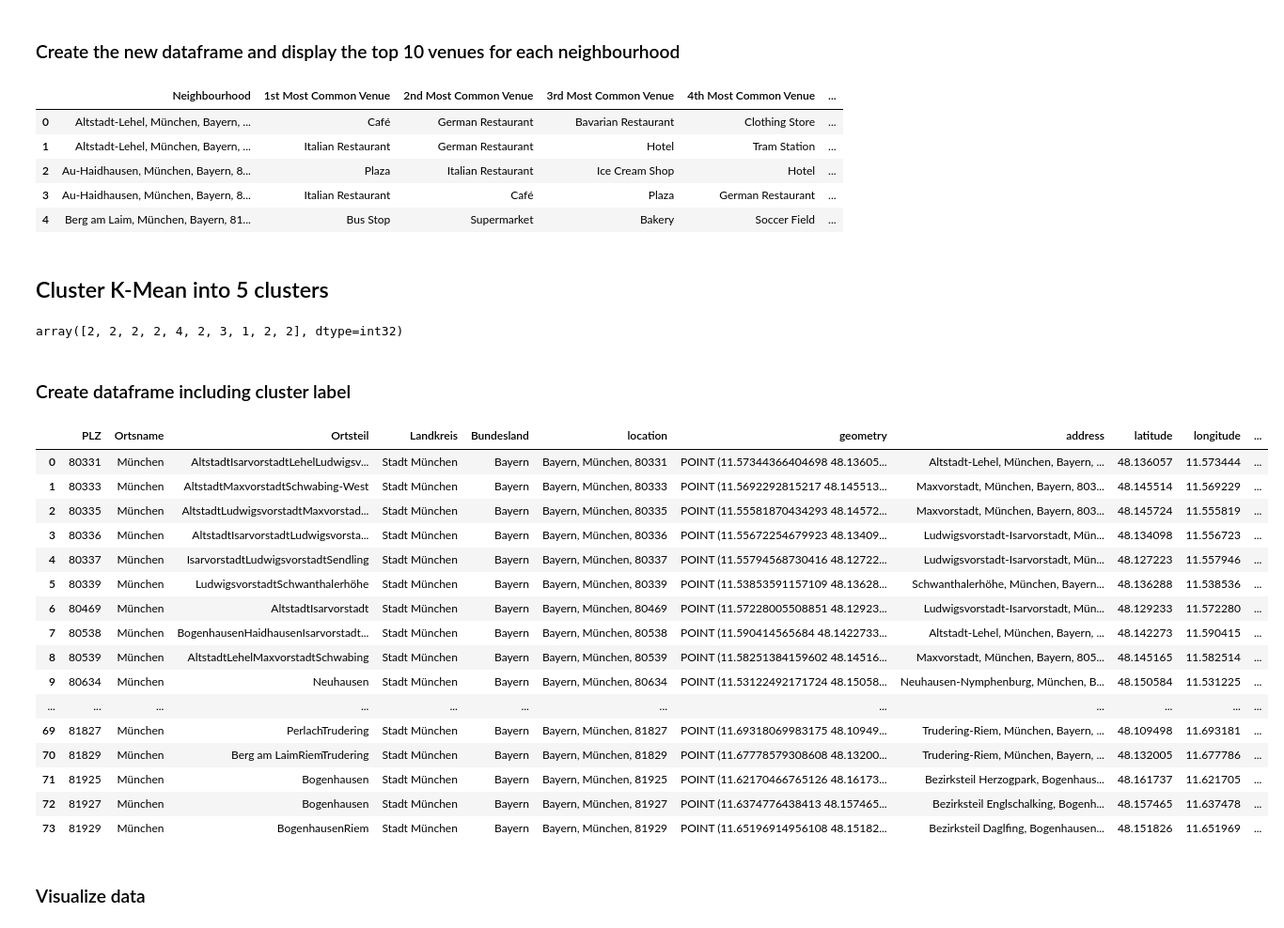
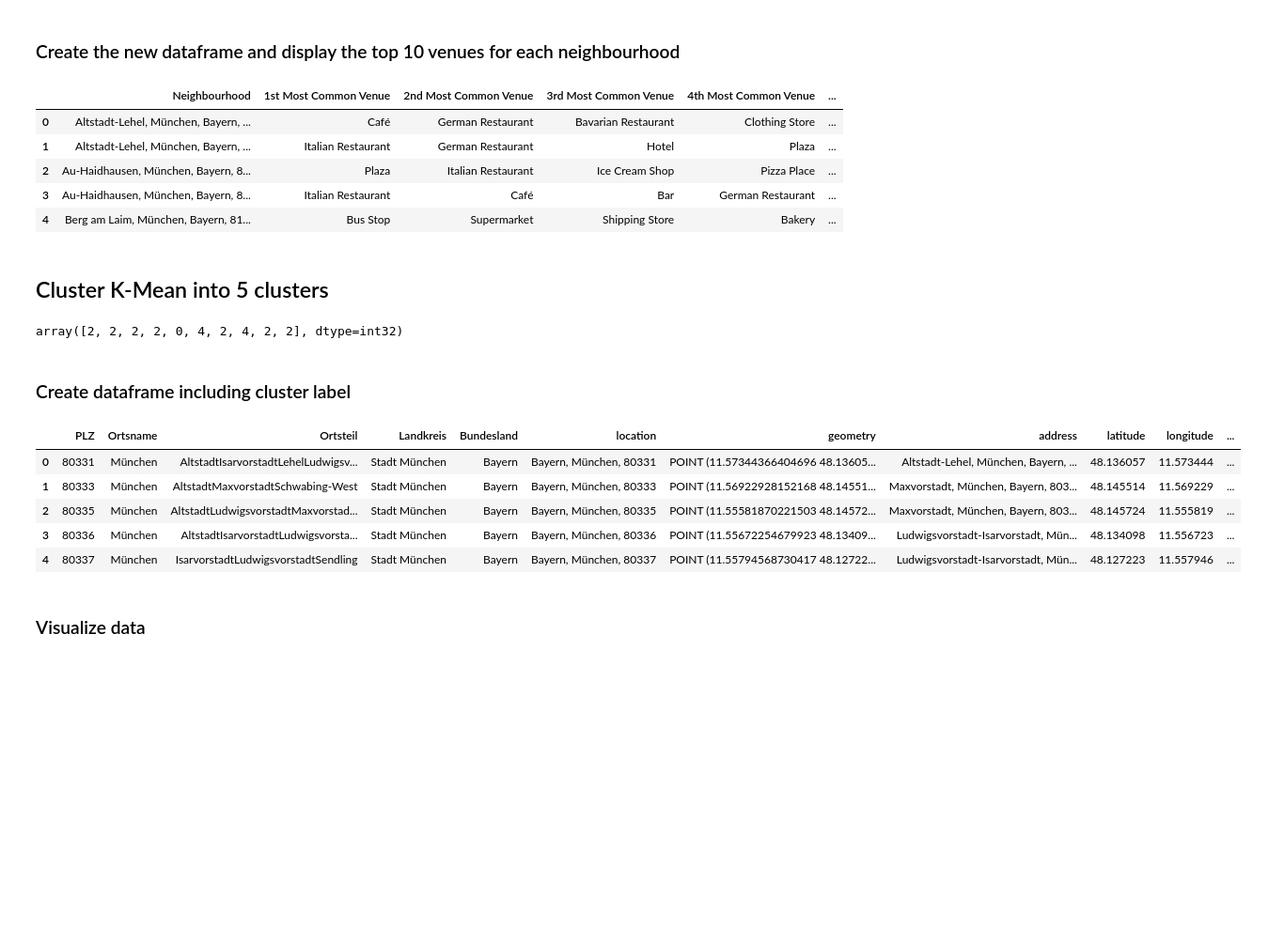
Before and after one commit to theompm/Coursera_Capstone, a Jupyter notebook: capstone_project.ipynb, the cells around one changed output. Shown: that part at 94% size. Saved outputs shown, nothing was run; the diff lists cells and outputs as text; code cells hidden in the pictures; blank space fills up the shorter version.

```diff
--- a/capstone_project.ipynb
+++ b/capstone_project.ipynb
@@ -153,0 +163,3 @@ df_merge
+# %%
+df_merge = pd.read_csv('data/munich.csv')
+df_merge.dtypes
@@ -407,10 +431,10 @@ neighbourhoods_venues_sorted.head()
 # %% [output]
 |  | Neighbourhood | 1st Most Common Venue | 2nd Most Common Venue | 3rd Most Common Venue | 4th Most Common Venue | ... |
 | 0 | Altstadt-Lehel, München, Bayern, ... | Café | German Restaurant | Bavarian Restaurant | Clothing Store | ... |
-| 1 | Altstadt-Lehel, München, Bayern, ... | Italian Restaurant | German Restaurant | Hotel | Tram Station | ... |
-| 2 | Au-Haidhausen, München, Bayern, 8... | Plaza | Italian Restaurant | Ice Cream Shop | Hotel | ... |
-| 3 | Au-Haidhausen, München, Bayern, 8... | Italian Restaurant | Café | Plaza | German Restaurant | ... |
-| 4 | Berg am Laim, München, Bayern, 81... | Bus Stop | Supermarket | Bakery | Soccer Field | ... |
+| 1 | Altstadt-Lehel, München, Bayern, ... | Italian Restaurant | German Restaurant | Hotel | Plaza | ... |
+| 2 | Au-Haidhausen, München, Bayern, 8... | Plaza | Italian Restaurant | Ice Cream Shop | Pizza Place | ... |
+| 3 | Au-Haidhausen, München, Bayern, 8... | Italian Restaurant | Café | Bar | German Restaurant | ... |
+| 4 | Berg am Laim, München, Bayern, 81... | Bus Stop | Supermarket | Shipping Store | Bakery | ... |
 # %% [markdown]
 ## Cluster K-Mean into 5 clusters
 # %%
@@ -425,7 +449,7 @@ kmeans = KMeans(n_clusters=kclusters, random_state=0).fit(munich_grouped_cluster
 # check cluster labels generated for each row in the dataframe
 kmeans.labels_[0:10]
 # %% [output]
-array([2, 2, 2, 2, 4, 2, 3, 1, 2, 2], dtype=int32)
+array([2, 2, 2, 2, 0, 4, 2, 4, 2, 2], dtype=int32)
 # %% [markdown]
 ### Create dataframe including cluster label
 # %%
@@ -440,25 +464,14 @@ munich_merged = munich_merged.join(neighbourhoods_venues_sorted.set_index('Neigh
 munich_merged.dropna(inplace=True)
 munich_merged['Cluster Labels'] = munich_merged['Cluster Labels'].astype('int')
 # %%
-munich_merged.style
+munich_merged.head().style
 # %% [output]
 |  | PLZ | Ortsname | Ortsteil | Landkreis | Bundesland | location | geometry | address | latitude | longitude | ... |
-| 0 | 80331 | München | AltstadtIsarvorstadtLehelLudwigsv... | Stadt München | Bayern | Bayern, München, 80331 | POINT (11.57344366404698 48.13605... | Altstadt-Lehel, München, Bayern, ... | 48.136057 | 11.573444 | ... |
-| 1 | 80333 | München | AltstadtMaxvorstadtSchwabing-West | Stadt München | Bayern | Bayern, München, 80333 | POINT (11.5692292815217 48.145513... | Maxvorstadt, München, Bayern, 803... | 48.145514 | 11.569229 | ... |
-| 2 | 80335 | München | AltstadtLudwigsvorstadtMaxvorstad... | Stadt München | Bayern | Bayern, München, 80335 | POINT (11.55581870434293 48.14572... | Maxvorstadt, München, Bayern, 803... | 48.145724 | 11.555819 | ... |
+| 0 | 80331 | München | AltstadtIsarvorstadtLehelLudwigsv... | Stadt München | Bayern | Bayern, München, 80331 | POINT (11.57344366404696 48.13605... | Altstadt-Lehel, München, Bayern, ... | 48.136057 | 11.573444 | ... |
+| 1 | 80333 | München | AltstadtMaxvorstadtSchwabing-West | Stadt München | Bayern | Bayern, München, 80333 | POINT (11.56922928152168 48.14551... | Maxvorstadt, München, Bayern, 803... | 48.145514 | 11.569229 | ... |
+| 2 | 80335 | München | AltstadtLudwigsvorstadtMaxvorstad... | Stadt München | Bayern | Bayern, München, 80335 | POINT (11.55581870221503 48.14572... | Maxvorstadt, München, Bayern, 803... | 48.145724 | 11.555819 | ... |
 | 3 | 80336 | München | AltstadtIsarvorstadtLudwigsvorsta... | Stadt München | Bayern | Bayern, München, 80336 | POINT (11.55672254679923 48.13409... | Ludwigsvorstadt-Isarvorstadt, Mün... | 48.134098 | 11.556723 | ... |
-| 4 | 80337 | München | IsarvorstadtLudwigsvorstadtSendling | Stadt München | Bayern | Bayern, München, 80337 | POINT (11.55794568730416 48.12722... | Ludwigsvorstadt-Isarvorstadt, Mün... | 48.127223 | 11.557946 | ... |
-| 5 | 80339 | München | LudwigsvorstadtSchwanthalerhöhe | Stadt München | Bayern | Bayern, München, 80339 | POINT (11.53853591157109 48.13628... | Schwanthalerhöhe, München, Bayern... | 48.136288 | 11.538536 | ... |
-| 6 | 80469 | München | AltstadtIsarvorstadt | Stadt München | Bayern | Bayern, München, 80469 | POINT (11.57228005508851 48.12923... | Ludwigsvorstadt-Isarvorstadt, Mün... | 48.129233 | 11.572280 | ... |
-| 7 | 80538 | München | BogenhausenHaidhausenIsarvorstadt... | Stadt München | Bayern | Bayern, München, 80538 | POINT (11.590414565684 48.1422733... | Altstadt-Lehel, München, Bayern, ... | 48.142273 | 11.590415 | ... |
-| 8 | 80539 | München | AltstadtLehelMaxvorstadtSchwabing | Stadt München | Bayern | Bayern, München, 80539 | POINT (11.58251384159602 48.14516... | Maxvorstadt, München, Bayern, 805... | 48.145165 | 11.582514 | ... |
-| 9 | 80634 | München | Neuhausen | Stadt München | Bayern | Bayern, München, 80634 | POINT (11.53122492171724 48.15058... | Neuhausen-Nymphenburg, München, B... | 48.150584 | 11.531225 | ... |
-| ... | ... | ... | ... | ... | ... | ... | ... | ... | ... | ... | ... |
-| 69 | 81827 | München | PerlachTrudering | Stadt München | Bayern | Bayern, München, 81827 | POINT (11.69318069983175 48.10949... | Trudering-Riem, München, Bayern, ... | 48.109498 | 11.693181 | ... |
-| 70 | 81829 | München | Berg am LaimRiemTrudering | Stadt München | Bayern | Bayern, München, 81829 | POINT (11.67778579308608 48.13200... | Trudering-Riem, München, Bayern, ... | 48.132005 | 11.677786 | ... |
-| 71 | 81925 | München | Bogenhausen | Stadt München | Bayern | Bayern, München, 81925 | POINT (11.62170466765126 48.16173... | Bezirksteil Herzogpark, Bogenhaus... | 48.161737 | 11.621705 | ... |
-| 72 | 81927 | München | Bogenhausen | Stadt München | Bayern | Bayern, München, 81927 | POINT (11.6374776438413 48.157465... | Bezirksteil Englschalking, Bogenh... | 48.157465 | 11.637478 | ... |
-| 73 | 81929 | München | BogenhausenRiem | Stadt München | Bayern | Bayern, München, 81929 | POINT (11.65196914956108 48.15182... | Bezirksteil Daglfing, Bogenhausen... | 48.151826 | 11.651969 | ... |
+| 4 | 80337 | München | IsarvorstadtLudwigsvorstadtSendling | Stadt München | Bayern | Bayern, München, 80337 | POINT (11.55794568730417 48.12722... | Ludwigsvorstadt-Isarvorstadt, Mün... | 48.127223 | 11.557946 | ... |
 # %% [markdown]
 ### Visualize data
 # %%
```
Also changed, not shown: parts of 23 cells of this notebook.
